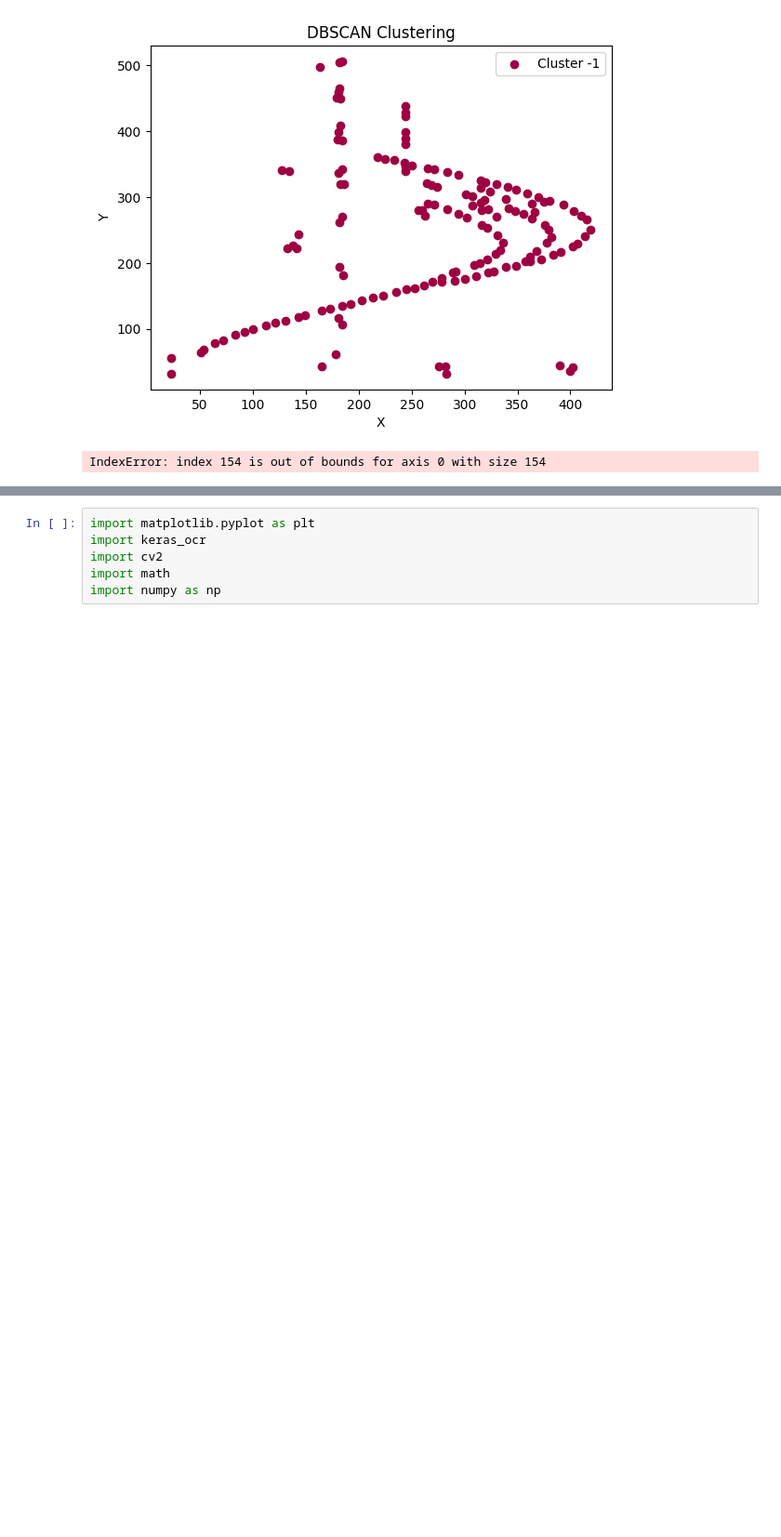
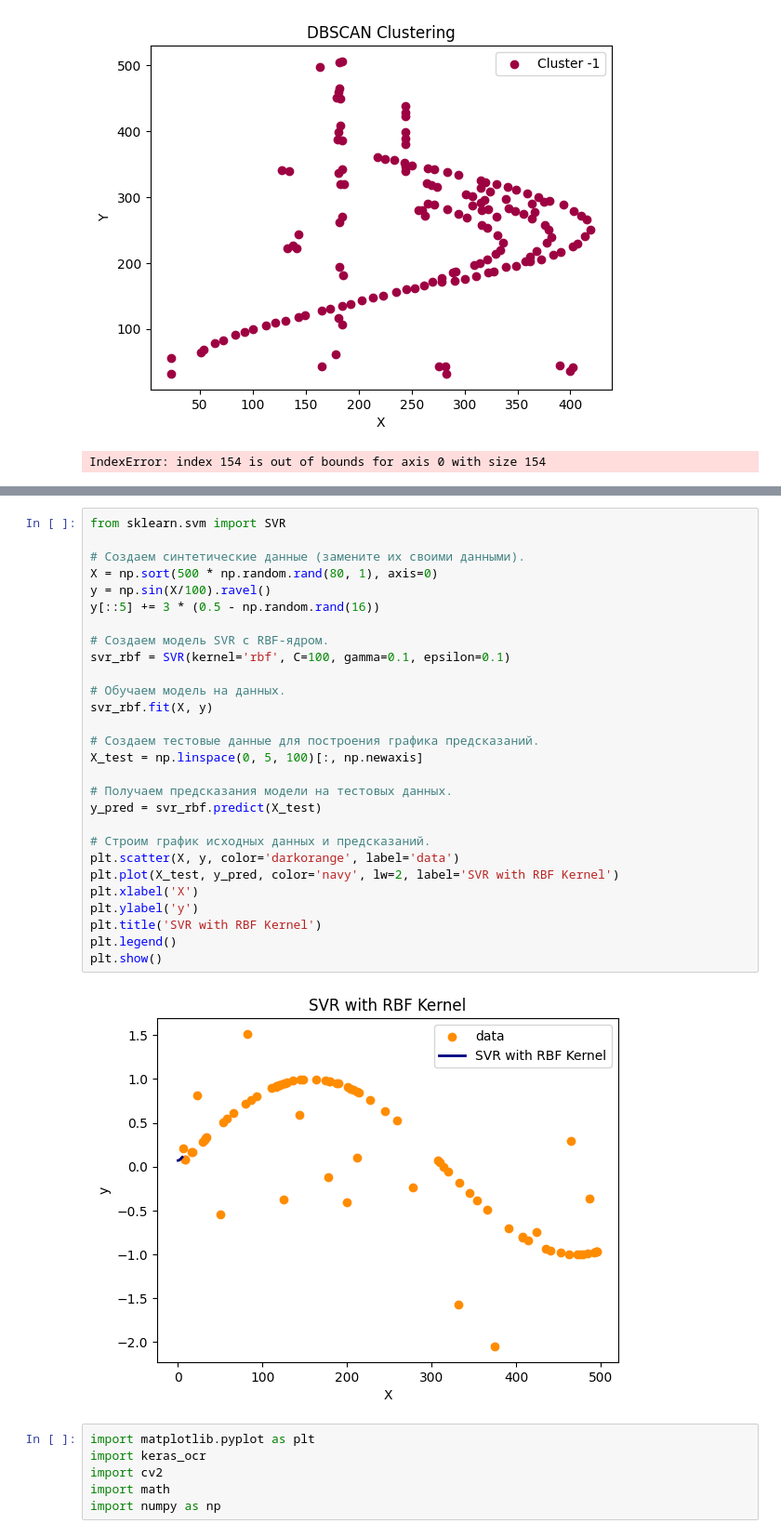
Before and after one commit to DikovAlexandr/TableExtraction, a Jupyter notebook: plot_processing/PlotProcessing.ipynb, the cells around one changed output, grey strips where cells are left out. Shown at 93% size. Saved outputs shown, nothing was run; the diff lists cells and outputs as text; blank space fills up the shorter version.

```diff
--- a/plot_processing/PlotProcessing.ipynb
+++ b/plot_processing/PlotProcessing.ipynb
@@ -553,3 +646,33 @@ IndexError: index 154 is out of bounds for axis 0 with size 154
+# %%
+from sklearn.svm import SVR
+
+# Создаем синтетические данные (замените их своими данными).
+X = np.sort(500 * np.random.rand(80, 1), axis=0)
+y = np.sin(X/100).ravel()
+y[::5] += 3 * (0.5 - np.random.rand(16))
+
+# Создаем модель SVR с RBF-ядром.
+svr_rbf = SVR(kernel='rbf', C=100, gamma=0.1, epsilon=0.1)
+
+# Обучаем модель на данных.
+svr_rbf.fit(X, y)
+
+# Создаем тестовые данные для построения графика предсказаний.
+X_test = np.linspace(0, 5, 100)[:, np.newaxis]
+
+# Получаем предсказания модели на тестовых данных.
+y_pred = svr_rbf.predict(X_test)
+
+# Строим график исходных данных и предсказаний.
+plt.scatter(X, y, color='darkorange', label='data')
+plt.plot(X_test, y_pred, color='navy', lw=2, label='SVR with RBF Kernel')
+plt.xlabel('X')
+plt.ylabel('y')
+plt.title('SVR with RBF Kernel')
+plt.legend()
+plt.show()
+# %% [output]
+[figure, added]
 # %%
 import matplotlib.pyplot as plt
 import keras_ocr
```
Also changed, not shown: parts of 4 cells of this notebook, 23 other files.
